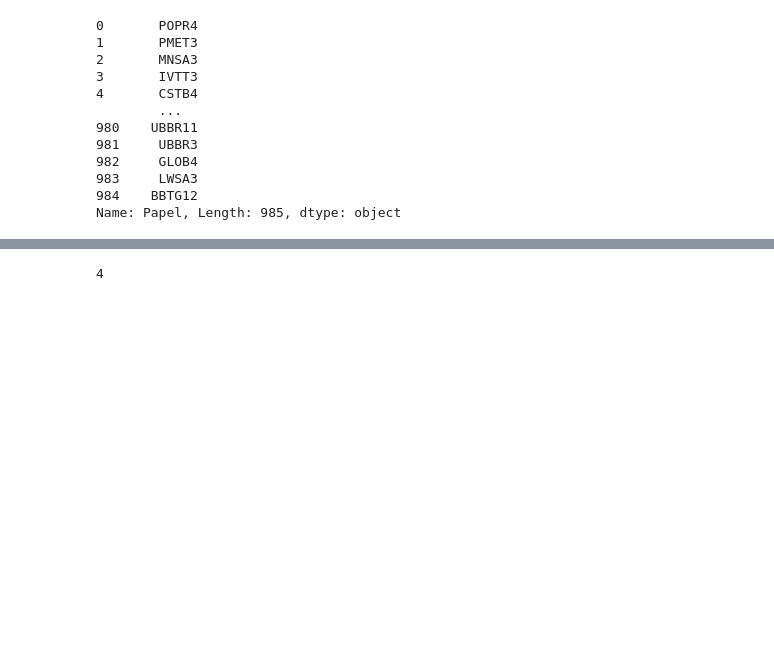
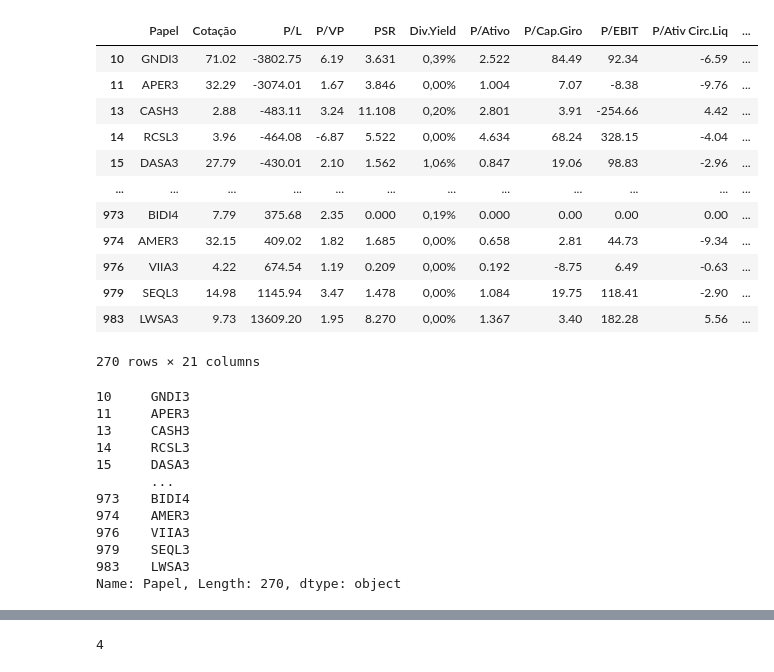
Before and after one commit to caiquemiranda/python-algo-trading, a Jupyter notebook: carteira-ativos/carteira_ativos_caros.ipynb, the cells around one changed output, grey strips where cells are left out. Saved outputs shown, nothing was run; the diff lists cells and outputs as text; code cells hidden in the pictures; blank space fills up the shorter version.

```diff
--- a/carteira-ativos/carteira_ativos_caros.ipynb
+++ b/carteira-ativos/carteira_ativos_caros.ipynb
@@ -29,22 +35,40 @@ df['Papel']
 983     LWSA3
 984    BBTG12
 Name: Papel, Length: 985, dtype: object
+# %%
+# filtro de liquidez maior que 1mm
+liquidezMaior = df[df['Liq.2meses'] >= 1000000]
+liquidezMaior
+# %% [output]
+|  | Papel | Cotação | P/L | P/VP | PSR | Div.Yield | P/Ativo | P/Cap.Giro | P/EBIT | P/Ativ Circ.Liq | ... |
+| 10 | GNDI3 | 71.02 | -3802.75 | 6.19 | 3.631 | 0,39% | 2.522 | 84.49 | 92.34 | -6.59 | ... |
+| 11 | APER3 | 32.29 | -3074.01 | 1.67 | 3.846 | 0,00% | 1.004 | 7.07 | -8.38 | -9.76 | ... |
+| 13 | CASH3 | 2.88 | -483.11 | 3.24 | 11.108 | 0,20% | 2.801 | 3.91 | -254.66 | 4.42 | ... |
+| 14 | RCSL3 | 3.96 | -464.08 | -6.87 | 5.522 | 0,00% | 4.634 | 68.24 | 328.15 | -4.04 | ... |
+| 15 | DASA3 | 27.79 | -430.01 | 2.10 | 1.562 | 1,06% | 0.847 | 19.06 | 98.83 | -2.96 | ... |
+| ... | ... | ... | ... | ... | ... | ... | ... | ... | ... | ... | ... |
+| 973 | BIDI4 | 7.79 | 375.68 | 2.35 | 0.000 | 0,19% | 0.000 | 0.00 | 0.00 | 0.00 | ... |
+| 974 | AMER3 | 32.15 | 409.02 | 1.82 | 1.685 | 0,00% | 0.658 | 2.81 | 44.73 | -9.34 | ... |
+| 976 | VIIA3 | 4.22 | 674.54 | 1.19 | 0.209 | 0,00% | 0.192 | -8.75 | 6.49 | -0.63 | ... |
+| 979 | SEQL3 | 14.98 | 1145.94 | 3.47 | 1.478 | 0,00% | 1.084 | 19.75 | 118.41 | -2.90 | ... |
+| 983 | LWSA3 | 9.73 | 13609.20 | 1.95 | 8.270 | 0,00% | 1.367 | 3.40 | 182.28 | 5.56 | ... |
+270 rows × 21 columns
 # %%
-Symbols = df['Papel']
+Symbols = liquidezMaior['Papel']
 Symbols
 # %% [output]
-0       POPR4
-1       PMET3
-2       MNSA3
-3       IVTT3
-4       CSTB4
-        ...
-980    UBBR11
-981     UBBR3
-982     GLOB4
-983     LWSA3
-984    BBTG12
-Name: Papel, Length: 985, dtype: object
+10     GNDI3
+11     APER3
+13     CASH3
+14     RCSL3
+15     DASA3
+       ...
+973    BIDI4
+974    AMER3
+976    VIIA3
+979    SEQL3
+983    LWSA3
+Name: Papel, Length: 270, dtype: object
 # %%
 ativos = [tick for tick in Symbols]
 ativos
```
Also changed, not shown: parts of 12 cells of this notebook, 1 other file.
